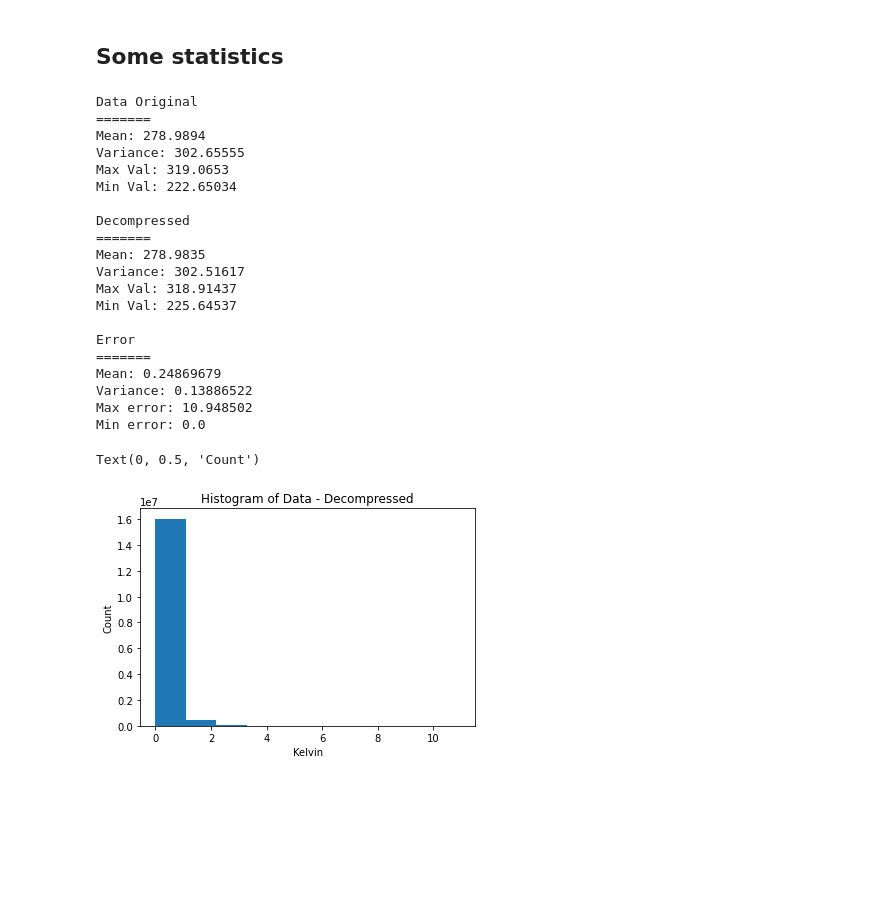
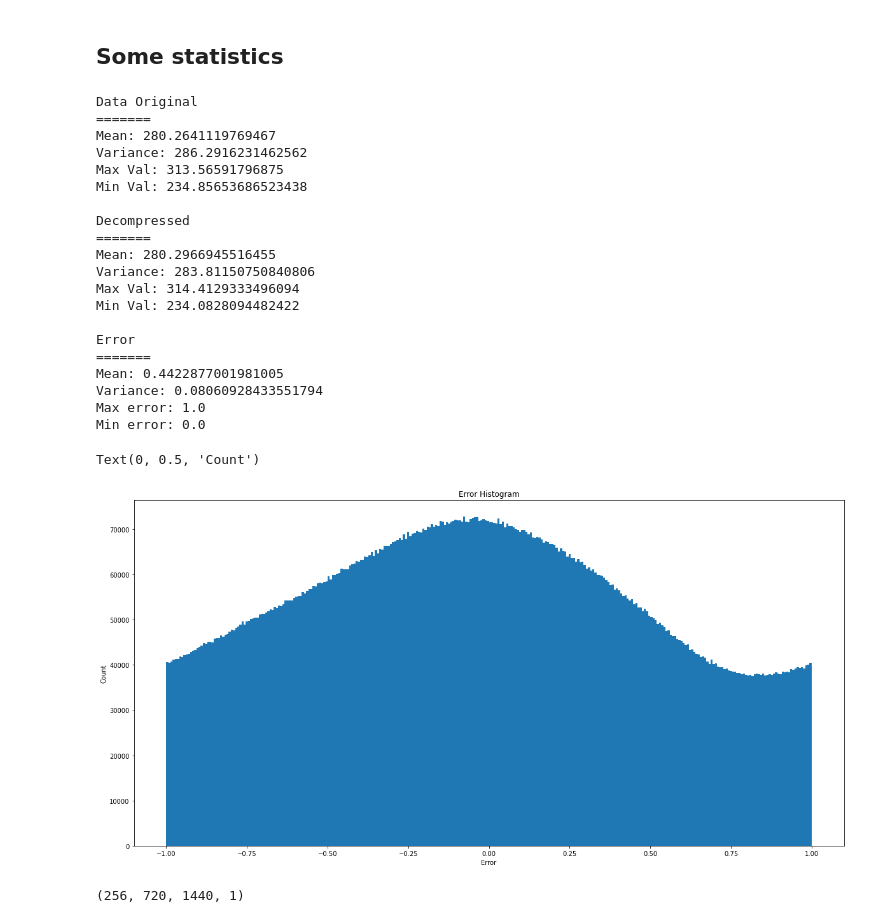
Before and after one commit to SilkeDH/lossy-ml, a Jupyter notebook: notebooks/Compressor.ipynb, the cells around one changed output. Saved outputs shown, nothing was run; the diff lists cells and outputs as text; code cells hidden in the pictures; blank space fills up the shorter version.

Commit message:
Cleaning. Extra channels code.

```diff
--- a/notebooks/Compressor.ipynb
+++ b/notebooks/Compressor.ipynb
@@ -20,5 +53,5 @@ data_or.shape
 # %% [markdown]
 ## Compress
 # %%
-compressed_data, num_chunks = compress(data_or)
+compressed_data = compress(data_or, 0.5, extra_channels = True, verbose = True)
 # %% [output]
@@ -28,6 +226,9 @@ Compression factor: 102.54222222222222
 # %%
-decompressed_data = decompress(compressed_data, num_chunks)
+decompressed_data = decompress(compressed_data)
 # %%
-data_r = np.expand_dims(data_or, axis=0)
-single_plot(data_r, 0, "Original Data", "Temperature (K)", data_r[0,0].min(), data_r[0,0].max())
+data_r = np.expand_dims(data_or[:,:,:,0], axis=0)
+#data_r = np.expand_dims(data_or, axis=0)
+data_r = np.expand_dims(data_r, axis=4)
+print(data_r.shape)
+single_plot(data_r, 0, "Original Data", "Temperature", data_r[0,0].min(), data_r[0,0].max())
 # %% [output]
@@ -44,0 +242,15 @@ single_plot(diff, 0, "Original Data", "Temperature Error (K)", diff[0,0].min(),
+# %%
+diff = np.abs(data_r-decom)
+
+diff = np.mean(diff, axis = 1)
+diff = np.expand_dims(diff, axis=0)
+
+# define the colormap
+cmap = plt.get_cmap('PuOr')
+
+# extract all colors from the .jet map
+cmaplist = [cmap(i) for i in range(cmap.N)]
+# create the new map
+cmap = cmap.from_list('Custom cmap', cmaplist, cmap.N)
+
+single_plot(diff, 0, "Difference Original Data - Decompressed Data", "Error", diff.min(), diff.max(), cmap=cmap)
@@ -45,7 +281,10 @@ single_plot(diff, 0, "Original Data", "Temperature Error (K)", diff[0,0].min(),
 # %% [markdown]
 ## Some statistics
 # %%
-original = data_r[:,:,0:720,:,:]
+#original = data[:,0:720,:,:]
+decom = decompressed_data
+#diff = original - decom
+original = data_r
 
 print("")
 print("Data Original")
@@ -55,45 +294,53 @@ print("Variance:", original.var())
 print("Max Val:", original.max())
 print("Min Val:", original.min())
 print("")
 print("Decompressed")
 print("=======")
 print("Mean:", decom.mean())
 print("Variance:", decom.var())
 print("Max Val:", decom.max())
 print("Min Val:", decom.min())
 print("")
 print("Error")
 print("=======")
 print("Mean:", diff.mean())
 print("Variance:", diff.var())
 print("Max error:", diff.max())
 print("Min error:", diff.min())
 print("")
 
-plt.hist(diff.flatten())
-plt.title('Histogram of Data - Decompressed')
-plt.xlabel('Kelvin')
+
+
+diff2 = data_r-decom
+plt.figure(figsize=(20,10))
+plt.hist(diff2.flatten(),300)
+plt.title('Error Histogram')
+plt.xlabel('Error')
 plt.ylabel('Count')
 # %% [output]
 Data Original
 =======
-Mean: 278.9894
-Variance: 302.65555
-Max Val: 319.0653
-Min Val: 222.65034
+Mean: 280.2641119769467
+Variance: 286.2916231462562
+Max Val: 313.56591796875
+Min Val: 234.85653686523438
 
 Decompressed
 =======
-Mean: 278.9835
-Variance: 302.51617
-Max Val: 318.91437
-Min Val: 225.64537
+Mean: 280.2966945516455
+Variance: 283.81150750840806
+Max Val: 314.4129333496094
+Min Val: 234.0828094482422
 
 Error
 =======
-Mean: 0.24869679
-Variance: 0.13886522
-Max error: 10.948502
+Mean: 0.4422877001981005
+Variance: 0.08060928433551794
+Max error: 1.0
 Min error: 0.0
 Text(0, 0.5, 'Count')
-[figure, old version]
+[figure, new version]
+# %%
+decompressed_data.shape
+# %% [output]
+(256, 720, 1440, 1)
```
Also changed, not shown: parts of 31 cells of this notebook, 16 other files.
